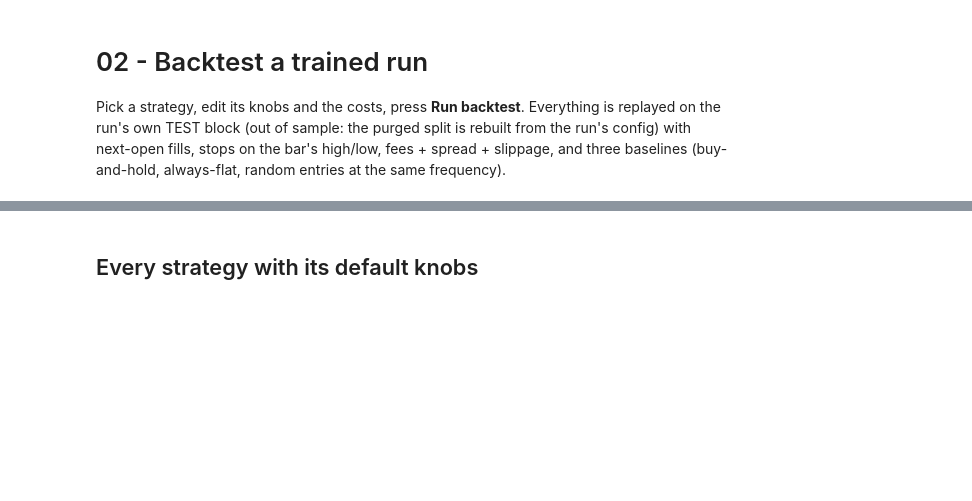
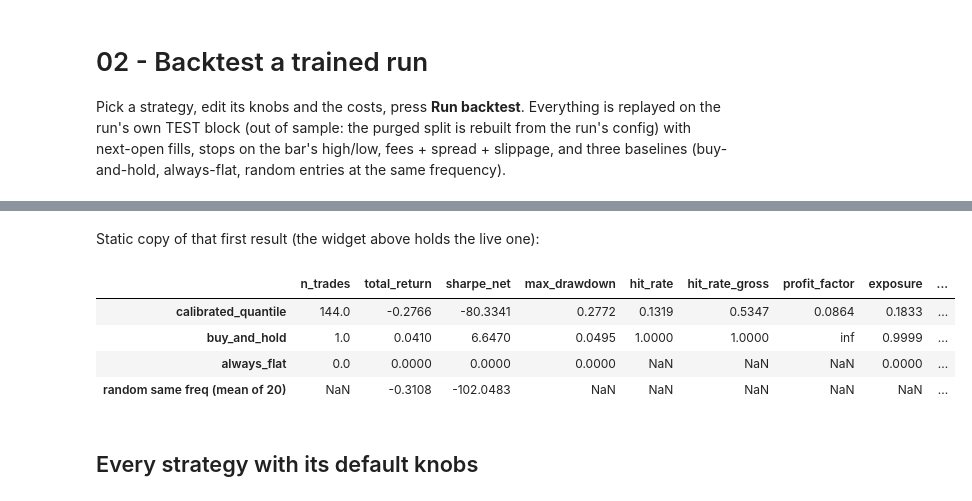
Before and after one commit to another-worlds/neural_trade, a Jupyter notebook: notebooks/02_backtest.ipynb, the cells around one changed output, grey strips where cells are left out. Saved outputs shown, nothing was run; the diff lists cells and outputs as text; code cells hidden in the pictures; blank space fills up the shorter version.

```diff
--- a/notebooks/02_backtest.ipynb
+++ b/notebooks/02_backtest.ipynb
@@ -28,3 +34,16 @@ explorer.click_run()   # render the default strategy once; then use the controls
+# %% [markdown]
+Static copy of that first result (the widget above holds the live one):
+# %%
+from neural_trade.registries.visualizations import Visualizations
+
+display(explorer.summary_frame().round(4))
+Visualizations.build("plotly_trading", explorer.last, explorer.config, bars=explorer.bars).show()
+# %% [output]
+|  | n_trades | total_return | sharpe_net | max_drawdown | hit_rate | hit_rate_gross | profit_factor | exposure | ... |
+| calibrated_quantile | 144.0 | -0.2766 | -80.3341 | 0.2772 | 0.1319 | 0.5347 | 0.0864 | 0.1833 | ... |
+| buy_and_hold | 1.0 | 0.0410 | 6.6470 | 0.0495 | 1.0000 | 1.0000 | inf | 0.9999 | ... |
+| always_flat | 0.0 | 0.0000 | 0.0000 | 0.0000 | NaN | NaN | NaN | 0.0000 | ... |
+| random same freq (mean of 20) | NaN | -0.3108 | -102.0483 | NaN | NaN | NaN | NaN | NaN | ... |
 # %% [markdown]
 ## Every strategy with its default knobs
 # %%
```
Also changed, not shown: parts of 4 cells of this notebook, 16 other files.
